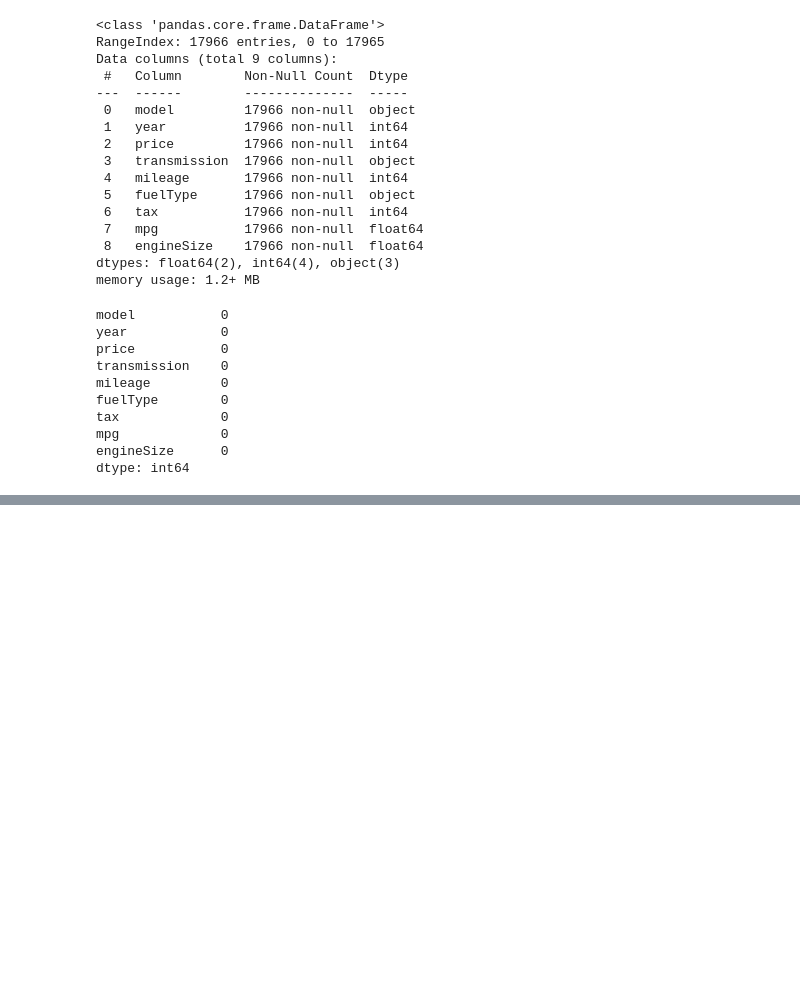
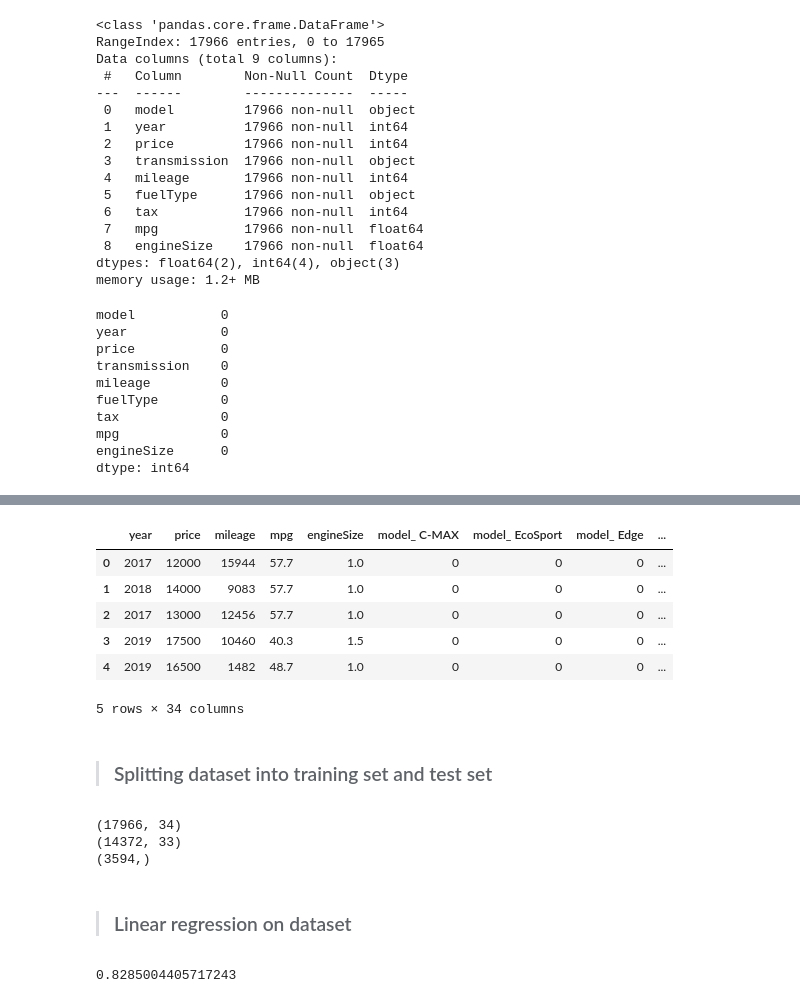
Before and after one commit to keziyamthomas/Data-Science-Projects, a Jupyter notebook: Ford Car Price Prediction Model/CarPricePrediction.ipynb, the cells around one changed output, grey strips where cells are left out. Saved outputs shown, nothing was run; the diff lists cells and outputs as text; code cells hidden in the pictures; blank space fills up the shorter version.

```diff
--- a/Ford Car Price Prediction Model/CarPricePrediction.ipynb
+++ b/Ford Car Price Prediction Model/CarPricePrediction.ipynb
@@ -64,0 +86,13 @@ dtype: int64
+# %%
+ford_df_new = pd.concat([df_numeric, df_categorical_encoded], axis=1)
+ford_df_new.head()
+# %% [output]
+|  | year | price | mileage | mpg | engineSize | model_ C-MAX | model_ EcoSport | model_ Edge | ... |
+| 0 | 2017 | 12000 | 15944 | 57.7 | 1.0 | 0 | 0 | 0 | ... |
+| 1 | 2018 | 14000 | 9083 | 57.7 | 1.0 | 0 | 0 | 0 | ... |
+| 2 | 2017 | 13000 | 12456 | 57.7 | 1.0 | 0 | 0 | 0 | ... |
+| 3 | 2019 | 17500 | 10460 | 40.3 | 1.5 | 0 | 0 | 0 | ... |
+| 4 | 2019 | 16500 | 1482 | 48.7 | 1.0 | 0 | 0 | 0 | ... |
+5 rows × 34 columns
+# %% [markdown]
+> ### Splitting dataset into training set and test set
@@ -64,0 +106,17 @@ dtype: int64
+# %%
+# number of data points in train and test set
+print(ford_df_new.shape)
+print(X_train.shape)
+print(y_test.shape)
+# %% [output]
+(17966, 34)
+(14372, 33)
+(3594,)
+# %% [markdown]
+> ### Linear regression on dataset
+# %%
+model = LinearRegression()
+lr = model.fit(X_train,y_train)
+print(lr.score(X_test,y_test))
+# %% [output]
+0.8285004405717243
```
Also changed, not shown: parts of 15 cells of this notebook, 1 other file.
